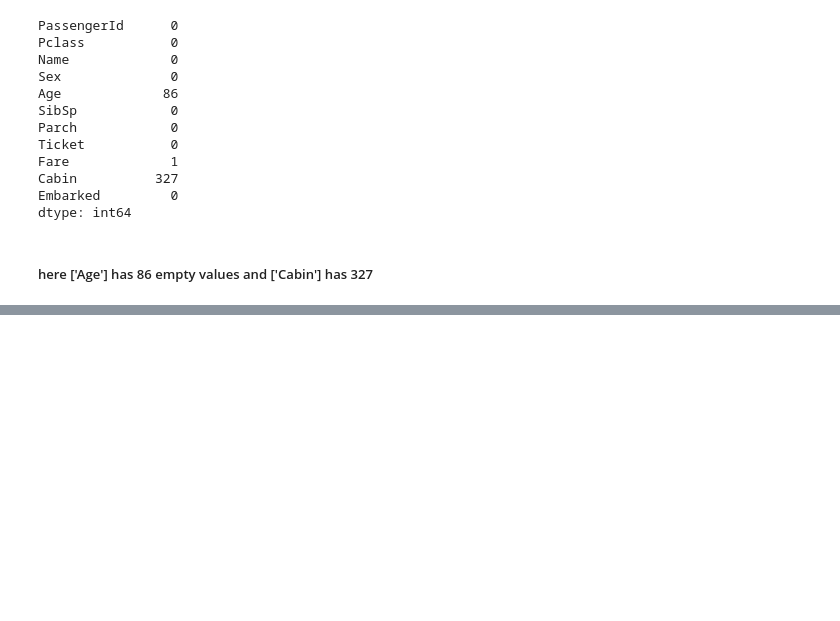
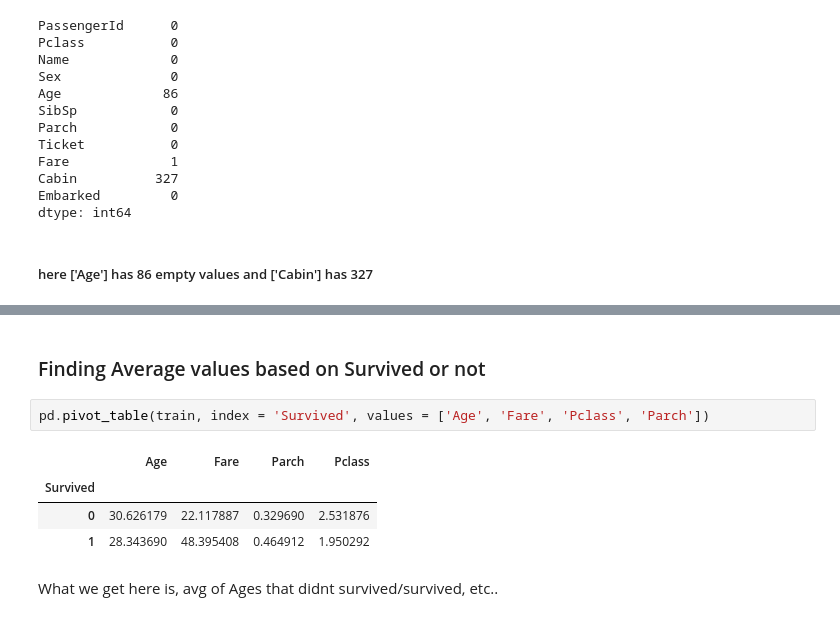
Before and after one commit to mkushaad/Titanic_Survival_Prediction, a Jupyter notebook: TitanicSurvival.ipynb, the cells around one changed output, grey strips where cells are left out. Cells and saved outputs as stored; diff of their text form; blank space fills up the shorter version.

```diff
--- a/TitanicSurvival.ipynb
+++ b/TitanicSurvival.ipynb
@@ -115,0 +142,11 @@ dtype: int64
+# %% [markdown]
+### Finding Average values based on Survived or not
+# %%
+pd.pivot_table(train, index = 'Survived', values = ['Age', 'Fare', 'Pclass', 'Parch'])
+# %% [output]
+|  | Age | Fare | Parch | Pclass |
+| Survived |  |  |  |  |
+| 0 | 30.626179 | 22.117887 | 0.329690 | 2.531876 |
+| 1 | 28.343690 | 48.395408 | 0.464912 | 1.950292 |
+# %% [markdown]
+What we get here is, avg of Ages that didnt survived/survived, etc..
```
Also changed, not shown: parts of 6 cells of this notebook.
